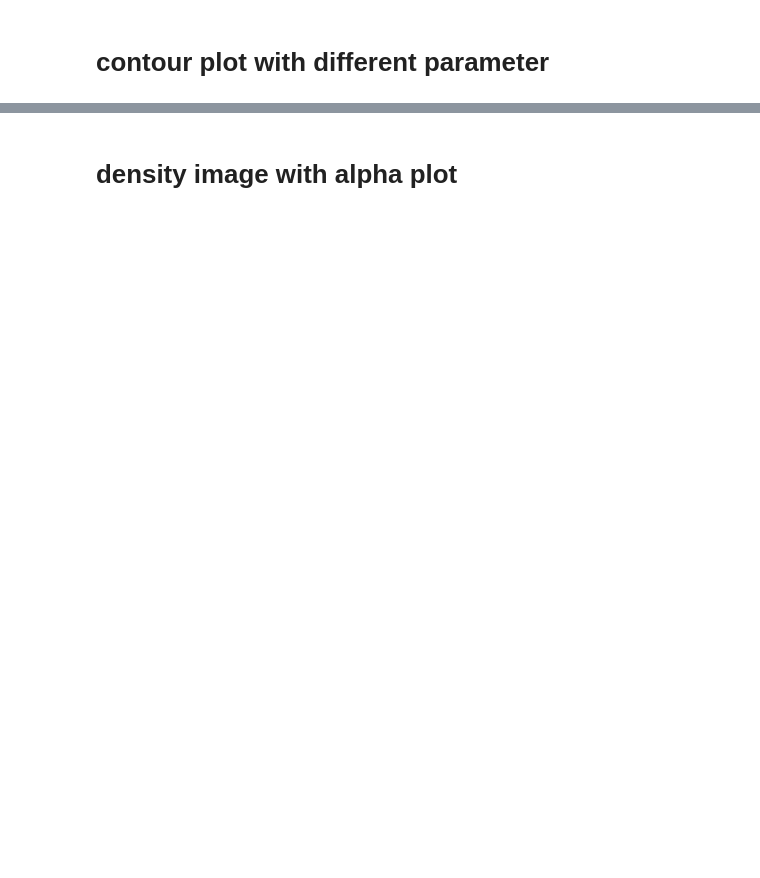
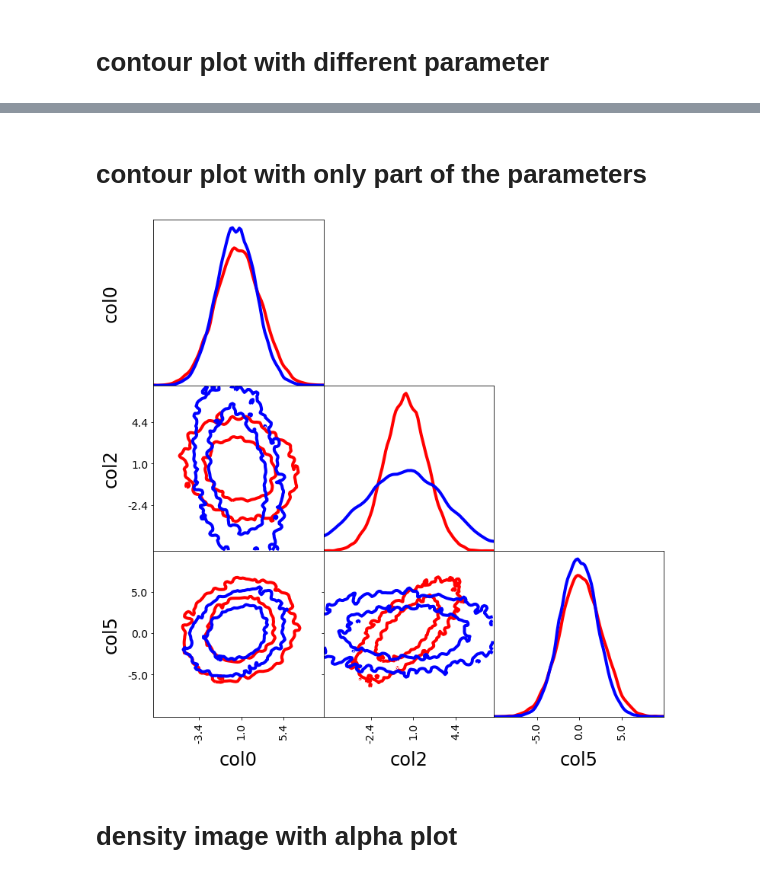
Before and after one commit to tomaszkacprzak/trianglechain, a Jupyter notebook: demo/demo_plot_advanced_types.ipynb, the cells around one changed output, grey strips where cells are left out. Cells and saved outputs as stored; diff of their text form; code cells hidden in the pictures; blank space fills up the shorter version.

Commit message:
better implementation of just showing some parameters

```diff
--- a/demo/demo_plot_advanced_types.ipynb
+++ b/demo/demo_plot_advanced_types.ipynb
@@ -65,0 +66,2 @@ tri2.contour_cl(samples2, color='b');
+# %% [markdown]
+# contour plot with only part of the parameters
@@ -66,3 +72,10 @@ tri2.contour_cl(samples2, color='b');
+# %%
+from TriangleChain import TriangleChain
+tri = TriangleChain(params=['col0','col2','col5'])
+tri.contour_cl(samples1, color='r');
+tri.contour_cl(samples2, color='b');
+# %% [output]
+[figure, added]
 # %% [markdown]
 # density image with alpha plot
 # %%
```
Also changed, not shown: parts of 4 cells of this notebook, 1 other file.
